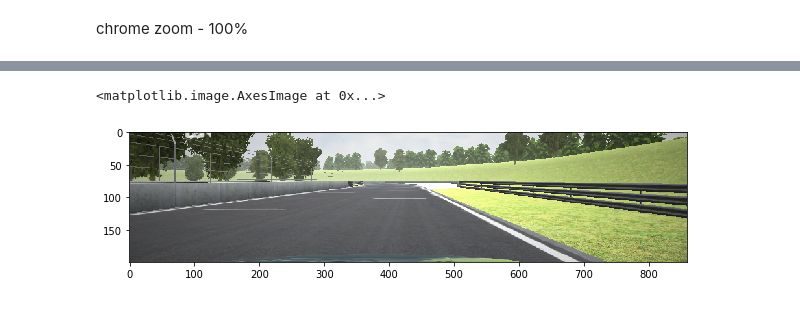
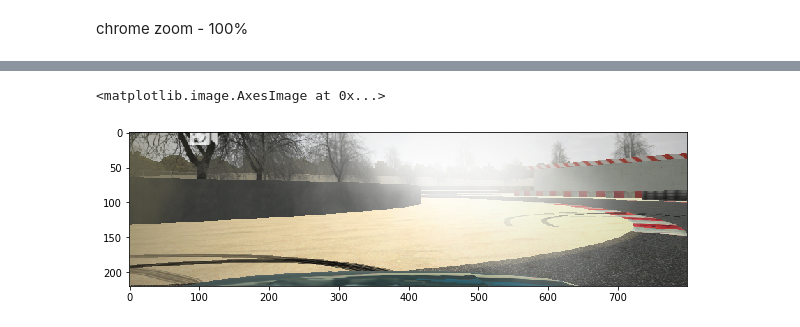
Before and after one commit to Sanil2108/machine-learning-and-computer-vision, a Jupyter notebook: convoluitonal_car_driving/CollectingData.ipynb, the cells around one changed output, grey strips where cells are left out. Cells and saved outputs as stored; diff of their text form; code cells hidden in the pictures.

```diff
--- a/convoluitonal_car_driving/CollectingData.ipynb
+++ b/convoluitonal_car_driving/CollectingData.ipynb
@@ -20,18 +19,19 @@ a.shape
 # %%
-def crop_image(img):
+def get_image():
+    img = np.array(pyscreenshot.grab())
     left = 38
-    width = 860
-    top = 530
-    height = 200
+    width = 800
+    top = 600
+    height = 220
     return img[top:top+height, left:left+width]
 # %%
-cropped = crop_image(a)
+cropped = get_image()
 
 fig, ax = plt.subplots(figsize = (10, 10))
 ax.imshow(cropped)
 # %% [output]
 <matplotlib.image.AxesImage at 0x...>
-[figure, old version]
+[figure, new version]
 # %%
 # while True:
 #     try:
```
Also changed, not shown: parts of 11 cells of this notebook, 1 other file.
